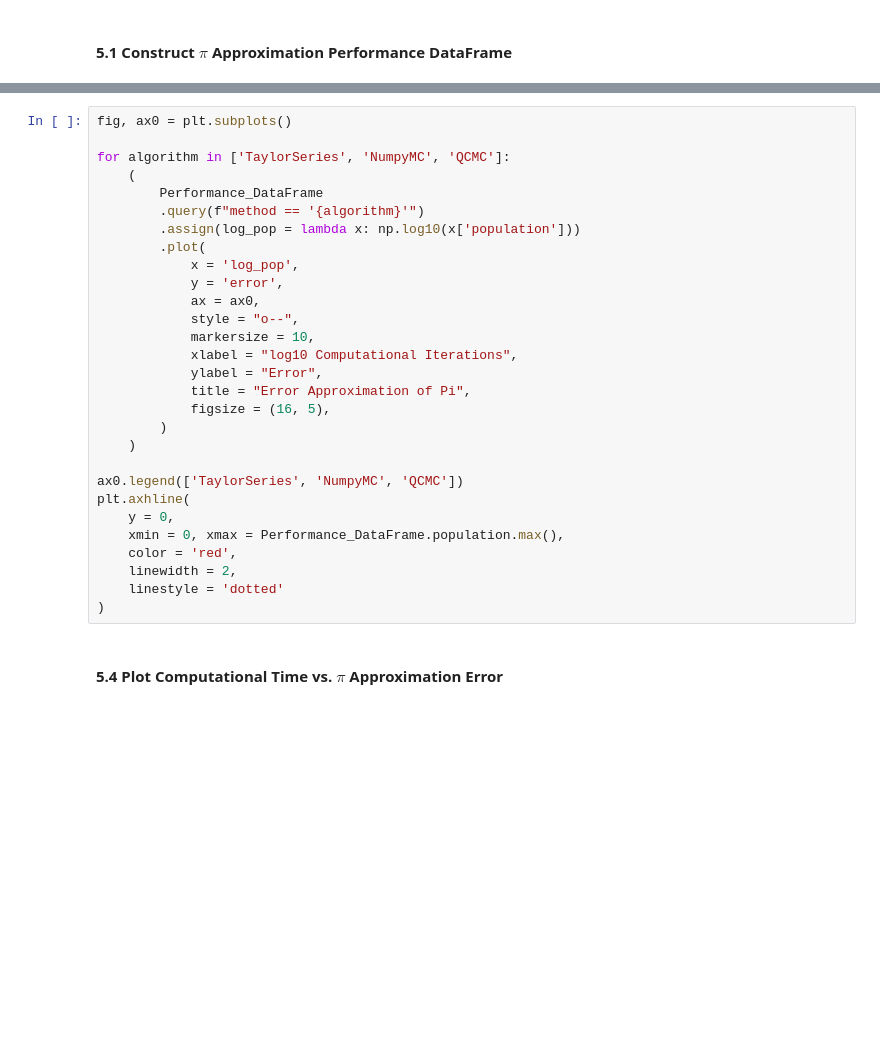
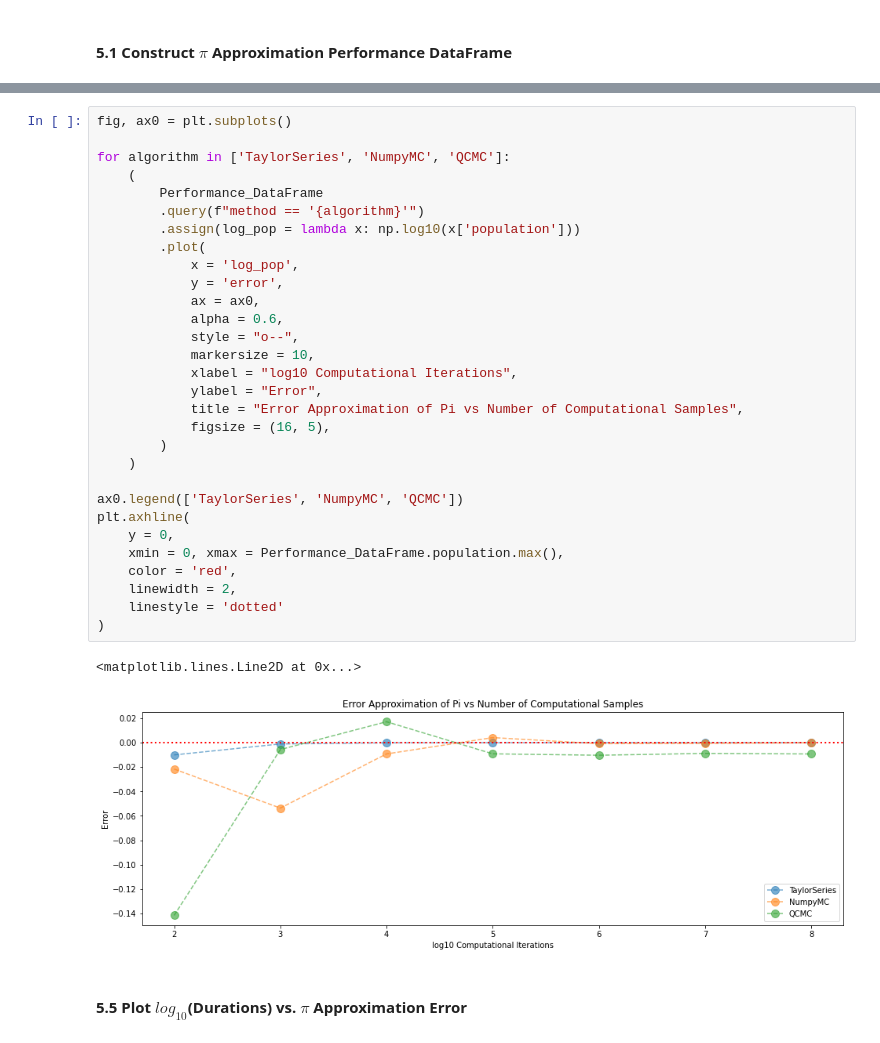
Before and after one commit to nipunjeetgujral/Approximate-Pi, a Jupyter notebook: Approximate Pi.ipynb, the cells around one changed output, grey strips where cells are left out. Saved outputs shown, nothing was run; the diff lists cells and outputs as text; blank space fills up the shorter version.

```diff
--- a/Approximate Pi.ipynb
+++ b/Approximate Pi.ipynb
@@ -405,34 +435,38 @@ plt.axhline(
 # %%
 fig, ax0 = plt.subplots()
 
 for algorithm in ['TaylorSeries', 'NumpyMC', 'QCMC']:
     (
         Performance_DataFrame
         .query(f"method == '{algorithm}'")
         .assign(log_pop = lambda x: np.log10(x['population']))
         .plot(
             x = 'log_pop',
             y = 'error',
             ax = ax0,
+            alpha = 0.6,
             style = "o--",
             markersize = 10,
             xlabel = "log10 Computational Iterations",
             ylabel = "Error",
-            title = "Error Approximation of Pi",
+            title = "Error Approximation of Pi vs Number of Computational Samples",
             figsize = (16, 5),
         )
     )
 
 ax0.legend(['TaylorSeries', 'NumpyMC', 'QCMC'])
 plt.axhline(
     y = 0,
     xmin = 0, xmax = Performance_DataFrame.population.max(),
     color = 'red',
     linewidth = 2,
     linestyle = 'dotted'
 )
+# %% [output]
+<matplotlib.lines.Line2D at 0x...>
+[figure, added]
 # %% [markdown]
-#### 5.4 Plot Computational Time vs. $\pi$ Approximation Error
+#### 5.5 Plot $log_{10}$(Durations) vs. $\pi$ Approximation Error
 # %%
 fig, ax0 = plt.subplots()
 
```
Also changed, not shown: parts of 19 cells of this notebook.
